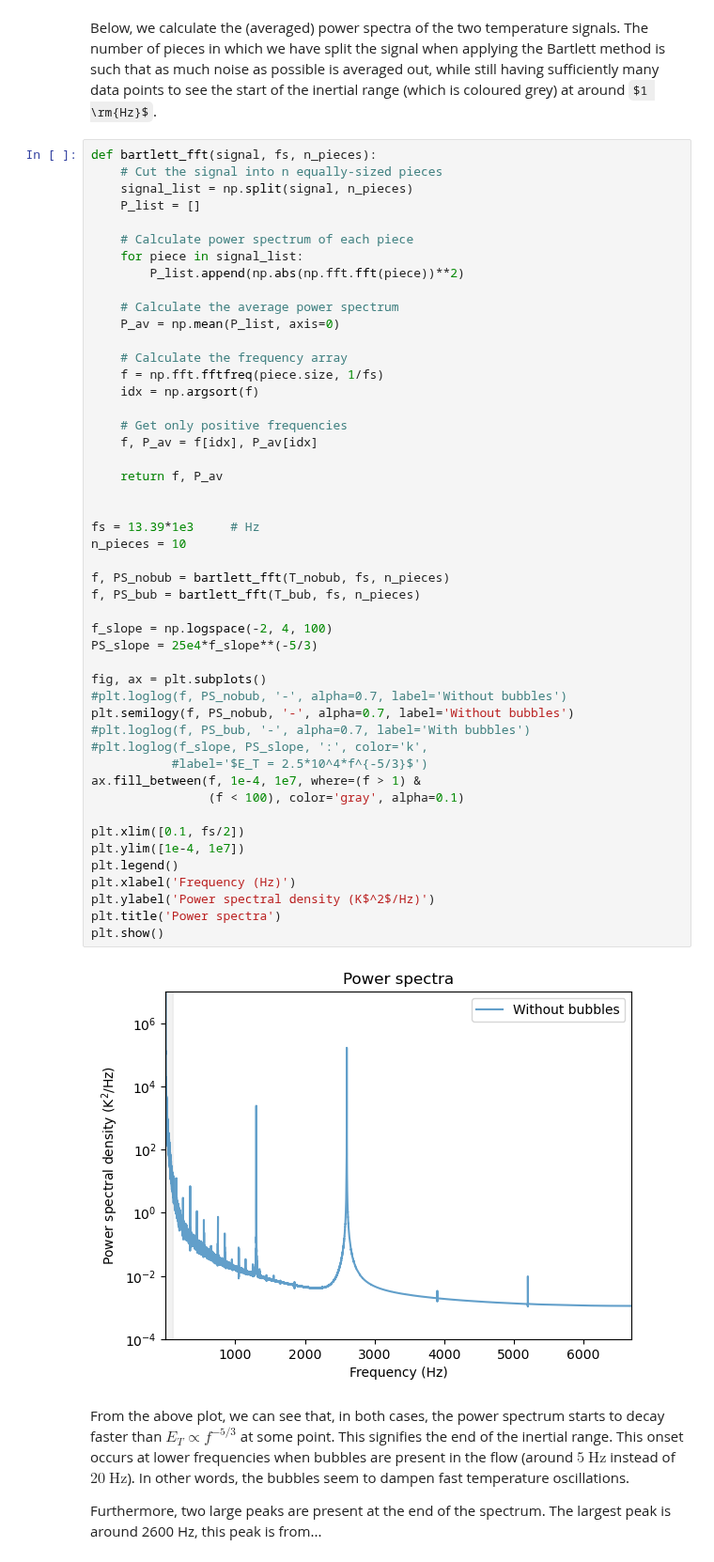
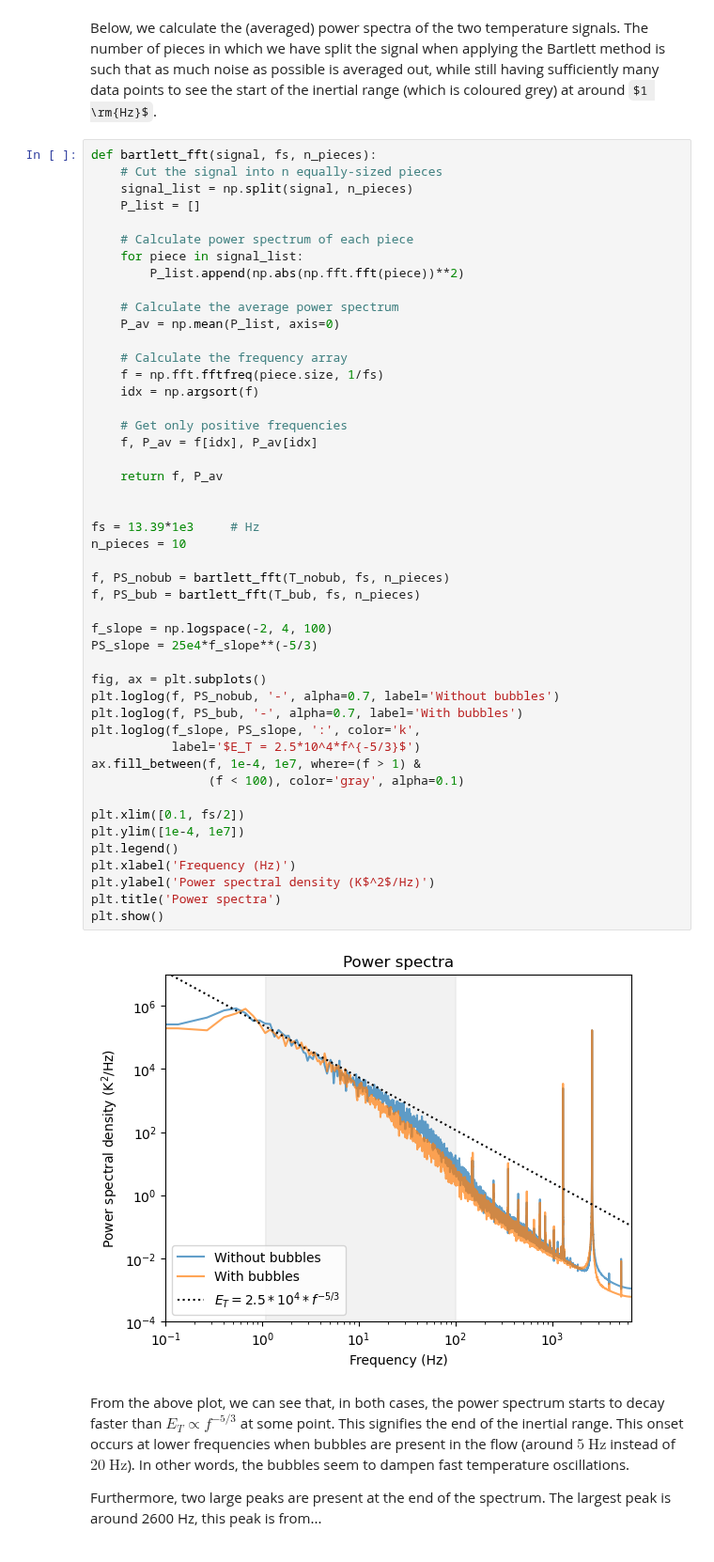
Before and after one commit to TFLVerouden/ETPoF, a Jupyter notebook: HW1/HW1c.ipynb, the cells around one changed output. Shown at 94% size. Saved outputs shown, nothing was run; the diff lists cells and outputs as text; some formulas as TeX source.

```diff
--- a/HW1/HW1c.ipynb
+++ b/HW1/HW1c.ipynb
@@ -162,39 +162,38 @@ def bartlett_fft(signal, fs, n_pieces):
     f = np.fft.fftfreq(piece.size, 1/fs)
     idx = np.argsort(f)
 
     # Get only positive frequencies
     f, P_av = f[idx], P_av[idx]
 
     return f, P_av
 
 
 fs = 13.39*1e3     # Hz
 n_pieces = 10
 
 f, PS_nobub = bartlett_fft(T_nobub, fs, n_pieces)
 f, PS_bub = bartlett_fft(T_bub, fs, n_pieces)
 
 f_slope = np.logspace(-2, 4, 100)
 PS_slope = 25e4*f_slope**(-5/3)
 
 fig, ax = plt.subplots()
-#plt.loglog(f, PS_nobub, '-', alpha=0.7, label='Without bubbles')
-plt.semilogy(f, PS_nobub, '-', alpha=0.7, label='Without bubbles')
-#plt.loglog(f, PS_bub, '-', alpha=0.7, label='With bubbles')
-#plt.loglog(f_slope, PS_slope, ':', color='k',
-           #label='$E_T = 2.5*10^4*f^{-5/3}$')
+plt.loglog(f, PS_nobub, '-', alpha=0.7, label='Without bubbles')
+plt.loglog(f, PS_bub, '-', alpha=0.7, label='With bubbles')
+plt.loglog(f_slope, PS_slope, ':', color='k',
+           label='$E_T = 2.5*10^4*f^{-5/3}$')
 ax.fill_between(f, 1e-4, 1e7, where=(f > 1) &
                 (f < 100), color='gray', alpha=0.1)
 
 plt.xlim([0.1, fs/2])
 plt.ylim([1e-4, 1e7])
 plt.legend()
 plt.xlabel('Frequency (Hz)')
 plt.ylabel('Power spectral density (K$^2$/Hz)')
 plt.title('Power spectra')
 plt.show()
 # %% [output]
-[figure, old version]
+[figure, new version]
 # %% [markdown]
 From the above plot, we can see that, in both cases, the power spectrum starts to decay faster than $E_T\propto f^{-5/3}$ at some point. This signifies the end of the inertial range. This onset occurs at lower frequencies when bubbles are present in the flow (around $5$ $\text{Hz}$ instead of $20$ $\text{Hz}$). In other words, the bubbles seem to dampen fast temperature oscillations.
 
```
